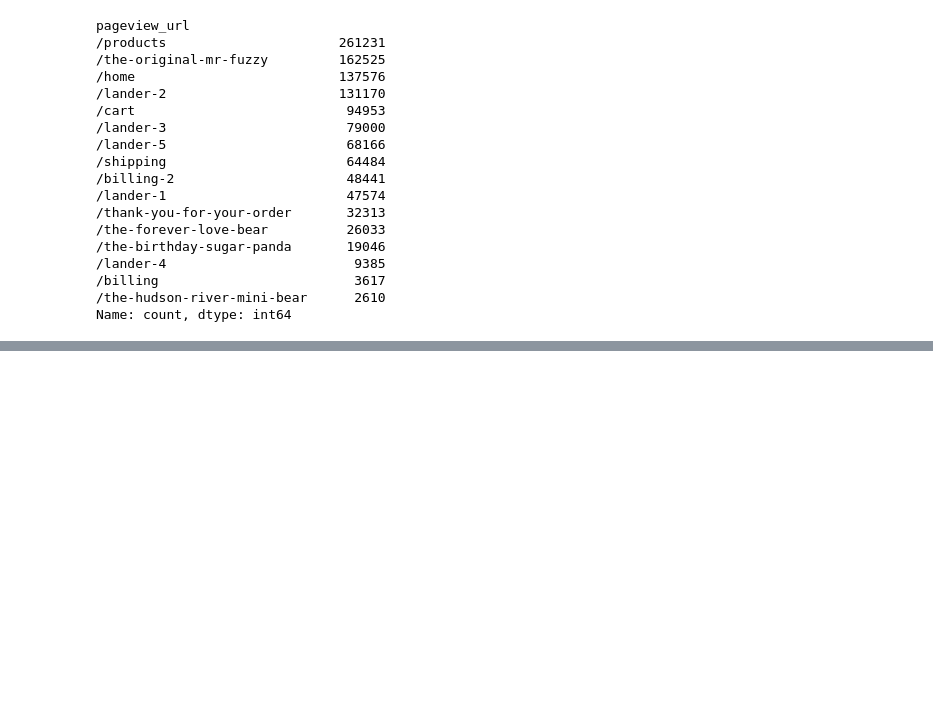
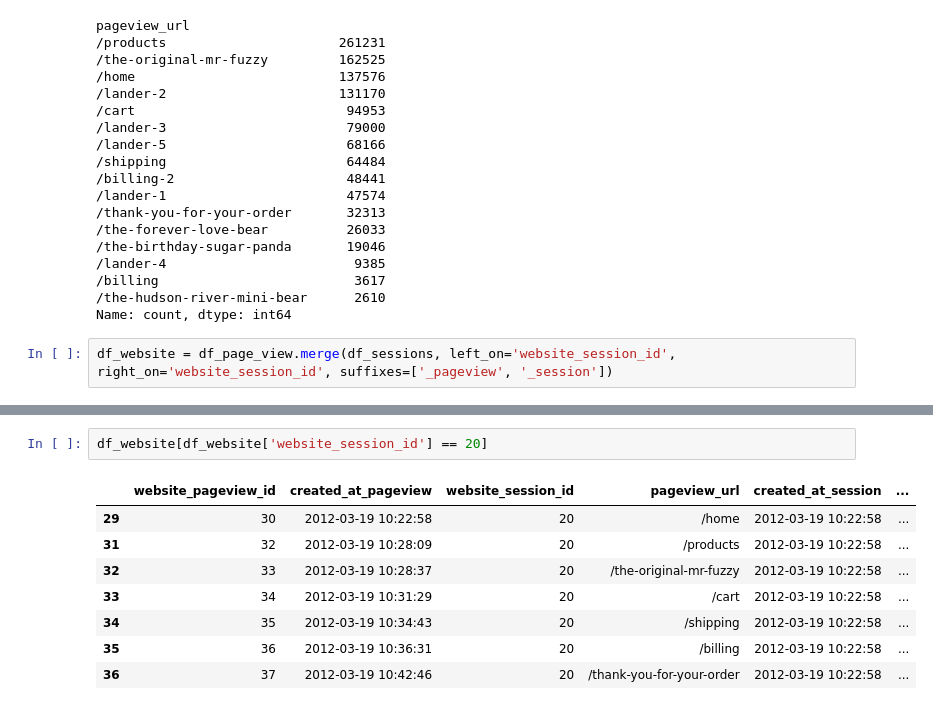
Before and after one commit to danielphilip12/ToyStoreEcommerce, a Jupyter notebook: notebook/01-eda.ipynb, the cells around one changed output, grey strips where cells are left out. Drawn from its saved outputs; the diff is of its cells as text; blank space fills up the shorter version.

```diff
--- a/notebook/01-eda.ipynb
+++ b/notebook/01-eda.ipynb
@@ -430,3 +594,5 @@ pageview_url
 /billing                         3617
 /the-hudson-river-mini-bear      2610
 Name: count, dtype: int64
+# %%
+df_website = df_page_view.merge(df_sessions, left_on='website_session_id', right_on='website_session_id', suffixes=['_pageview', '_session'])
@@ -432,0 +608,11 @@ Name: count, dtype: int64
+# %%
+df_website[df_website['website_session_id'] == 20]
+# %% [output]
+|  | website_pageview_id | created_at_pageview | website_session_id | pageview_url | created_at_session | ... |
+| 29 | 30 | 2012-03-19 10:22:58 | 20 | /home | 2012-03-19 10:22:58 | ... |
+| 31 | 32 | 2012-03-19 10:28:09 | 20 | /products | 2012-03-19 10:22:58 | ... |
+| 32 | 33 | 2012-03-19 10:28:37 | 20 | /the-original-mr-fuzzy | 2012-03-19 10:22:58 | ... |
+| 33 | 34 | 2012-03-19 10:31:29 | 20 | /cart | 2012-03-19 10:22:58 | ... |
+| 34 | 35 | 2012-03-19 10:34:43 | 20 | /shipping | 2012-03-19 10:22:58 | ... |
+| 35 | 36 | 2012-03-19 10:36:31 | 20 | /billing | 2012-03-19 10:22:58 | ... |
+| 36 | 37 | 2012-03-19 10:42:46 | 20 | /thank-you-for-your-order | 2012-03-19 10:22:58 | ... |
```
Also changed, not shown: parts of 17 cells of this notebook.
